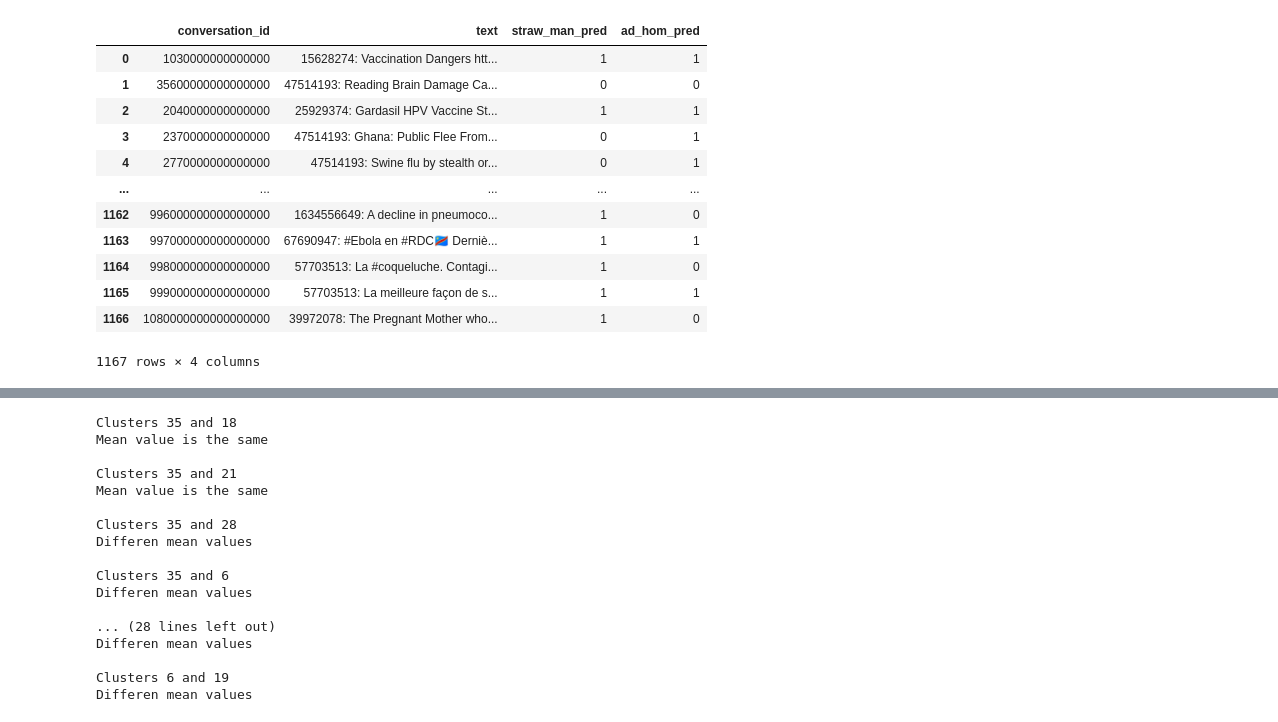
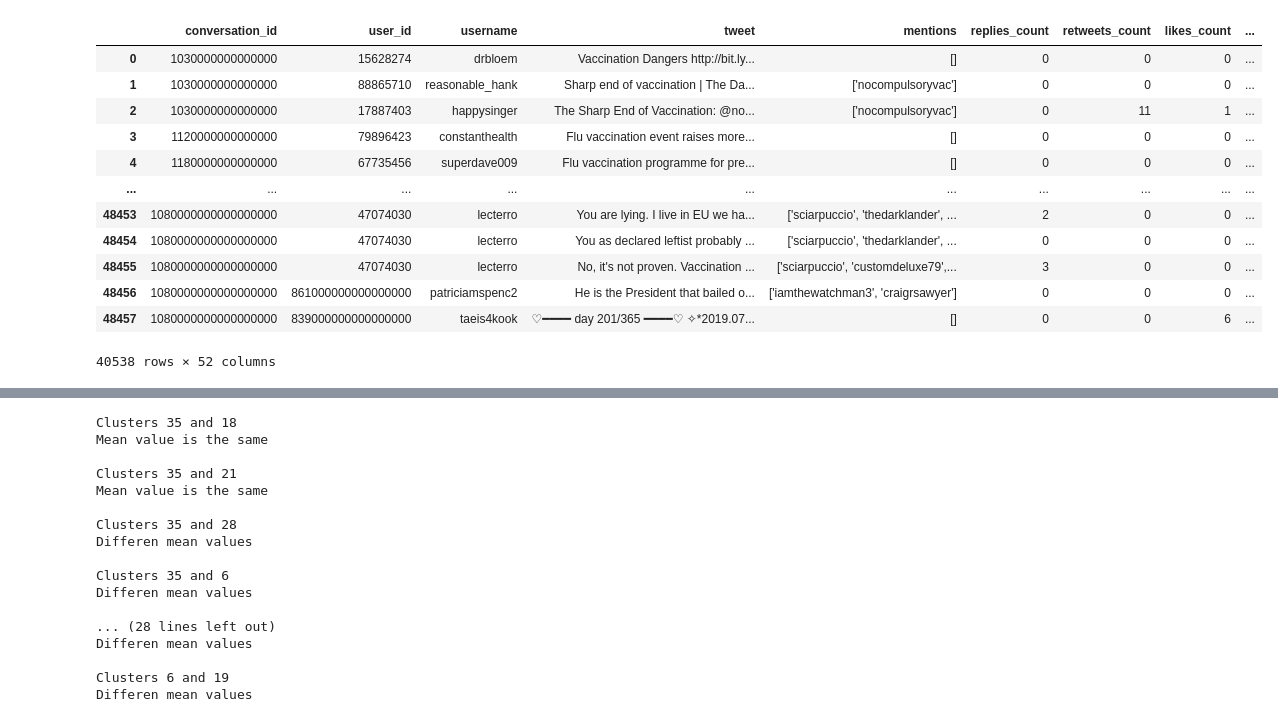
Before and after one commit to AleksandraSorokovikova/community-idea-lab-detection, a Jupyter notebook: sandbox/community_characteristics.ipynb, the cells around one changed output, grey strips where cells are left out. Saved outputs shown, nothing was run; the diff lists cells and outputs as text; code cells hidden in the pictures.

```diff
--- a/sandbox/community_characteristics.ipynb
+++ b/sandbox/community_characteristics.ipynb
@@ -10,10 +12,10 @@ import seaborn as sns
 import warnings
 warnings.filterwarnings("ignore")
 # %%
-with open('replies_clusters_with_predictions.pickle', 'rb') as f:
+with open('replies_clusters_with_sentiment_predictions.pickle', 'rb') as f:
     replies_clusters = pickle.load(f)
 replies_clusters = replies_clusters[replies_clusters['toxic_tokens_empty'] == 0]
-replies_clusters.head()
+replies_clusters
 # %% [output]
 |  | conversation_id | user_id | username | tweet | mentions | replies_count | retweets_count | likes_count | ... |
 | 6 | 1030000000000000 | 15628274 | drbloem | Vaccination Dangers http://bit.ly... | [] | 0 | 0 | 0 | ... |
@@ -94,17 +32,0 @@ straw_man_predictions
-# %%
-classifiers_predictions = pd.read_csv('classifiers_predictions.csv')
-classifiers_predictions
-# %% [output]
-|  | conversation_id | text | straw_man_pred | ad_hom_pred |
-| 0 | 1030000000000000 | 15628274: Vaccination Dangers htt... | 1 | 1 |
-| 1 | 35600000000000000 | 47514193: Reading Brain Damage Ca... | 0 | 0 |
-| 2 | 2040000000000000 | 25929374: Gardasil HPV Vaccine St... | 1 | 1 |
-| 3 | 2370000000000000 | 47514193: Ghana: Public Flee From... | 0 | 1 |
-| 4 | 2770000000000000 | 47514193: Swine flu by stealth or... | 0 | 1 |
-| ... | ... | ... | ... | ... |
-| 1162 | 996000000000000000 | 1634556649: A decline in pneumoco... | 1 | 0 |
-| 1163 | 997000000000000000 | 67690947: #Ebola en #RDC🇨🇩 Derniè... | 1 | 1 |
-| 1164 | 998000000000000000 | 57703513: La #coqueluche. Contagi... | 1 | 0 |
-| 1165 | 999000000000000000 | 57703513: La meilleure façon de s... | 1 | 1 |
-| 1166 | 1080000000000000000 | 39972078: The Pregnant Mother who... | 1 | 0 |
-1167 rows × 4 columns
@@ -123,3 +33,34 @@ replies_clusters = replies_clusters.rename(columns={'straw_man_pred': 'straw_man
+# %%
+straw_man_predictions = pd.read_csv('straw_man_predictions.csv', lineterminator='\n', index_col=0)
+adho_predictions = pd.read_csv('adho_predictions.csv', lineterminator='\n', index_col=0)
+classifiers_predictions = straw_man_predictions.merge(adho_predictions[['text', 'predicted_label']],
+                                                      on='text',
+                                                      how='left')
+classifiers_predictions = classifiers_predictions.rename(columns={'predicted_label_x': 'straw_man_pred',
+                                                                  'predicted_label_y': 'ad_hom_pred',
+                                                                  'text': 'tweet'})
+replies_clusters = replies_clusters.merge(classifiers_predictions.drop(columns=['user_id'], axis=0),
+                                          on='tweet',
+                                          how='left')
+replies_clusters = replies_clusters.dropna(subset=['straw_man_pred', 'ad_hom_pred'], axis=0)
+replies_clusters['roberta_pos'] = replies_clusters['roberta_pos'].astype(np.float)
+replies_clusters['roberta_neg'] = replies_clusters['roberta_neg'].astype(np.float)
+replies_clusters['roberta_neu'] = replies_clusters['roberta_neu'].astype(np.float)
+replies_clusters
+# %% [output]
+|  | conversation_id | user_id | username | tweet | mentions | replies_count | retweets_count | likes_count | ... |
+| 0 | 1030000000000000 | 15628274 | drbloem | Vaccination Dangers http://bit.ly... | [] | 0 | 0 | 0 | ... |
+| 1 | 1030000000000000 | 88865710 | reasonable_hank | Sharp end of vaccination | The Da... | ['nocompulsoryvac'] | 0 | 0 | 0 | ... |
+| 2 | 1030000000000000 | 17887403 | happysinger | The Sharp End of Vaccination: @no... | ['nocompulsoryvac'] | 0 | 11 | 1 | ... |
+| 3 | 1120000000000000 | 79896423 | constanthealth | Flu vaccination event raises more... | [] | 0 | 0 | 0 | ... |
+| 4 | 1180000000000000 | 67735456 | superdave009 | Flu vaccination programme for pre... | [] | 0 | 0 | 0 | ... |
+| ... | ... | ... | ... | ... | ... | ... | ... | ... | ... |
+| 48453 | 1080000000000000000 | 47074030 | lecterro | You are lying. I live in EU we ha... | ['sciarpuccio', 'thedarklander', ... | 2 | 0 | 0 | ... |
+| 48454 | 1080000000000000000 | 47074030 | lecterro | You as declared leftist probably ... | ['sciarpuccio', 'thedarklander', ... | 0 | 0 | 0 | ... |
+| 48455 | 1080000000000000000 | 47074030 | lecterro | No, it's not proven. Vaccination ... | ['sciarpuccio', 'customdeluxe79',... | 3 | 0 | 0 | ... |
+| 48456 | 1080000000000000000 | 861000000000000000 | patriciamspenc2 | He is the President that bailed o... | ['iamthewatchman3', 'craigrsawyer'] | 0 | 0 | 0 | ... |
+| 48457 | 1080000000000000000 | 839000000000000000 | taeis4kook | ♡━━━━ day 201/365 ━━━━♡ ✧*2019.07... | [] | 0 | 0 | 6 | ... |
+40538 rows × 52 columns
 # %%
 def get_group_characteristic(df, group, column, func=np.mean):
     return df.groupby(group)[column].agg(func)
```
Also changed, not shown: parts of 21 cells of this notebook.
